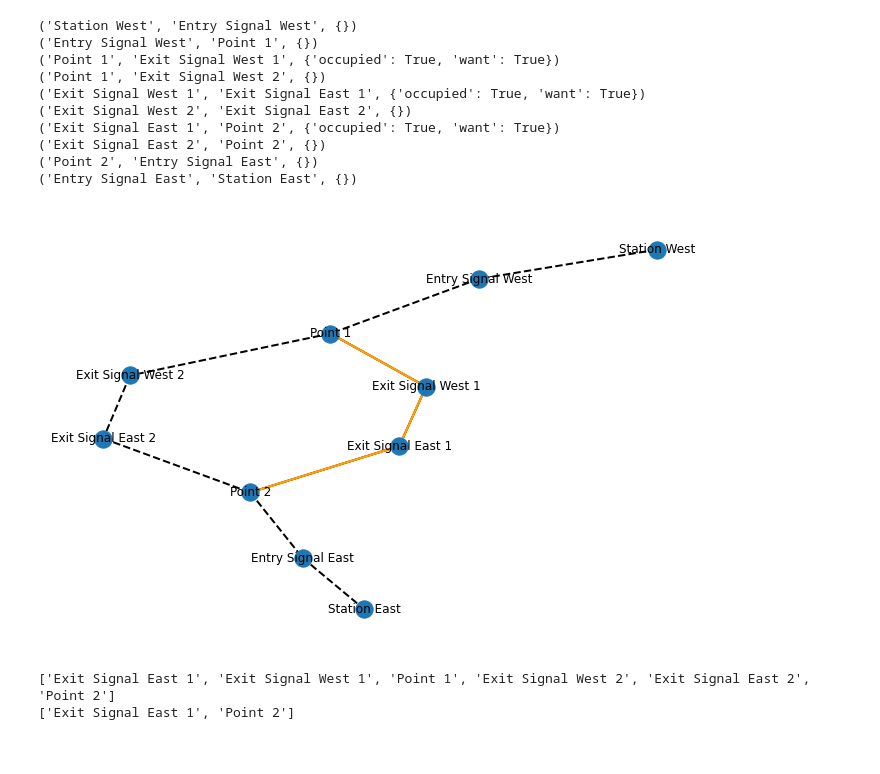
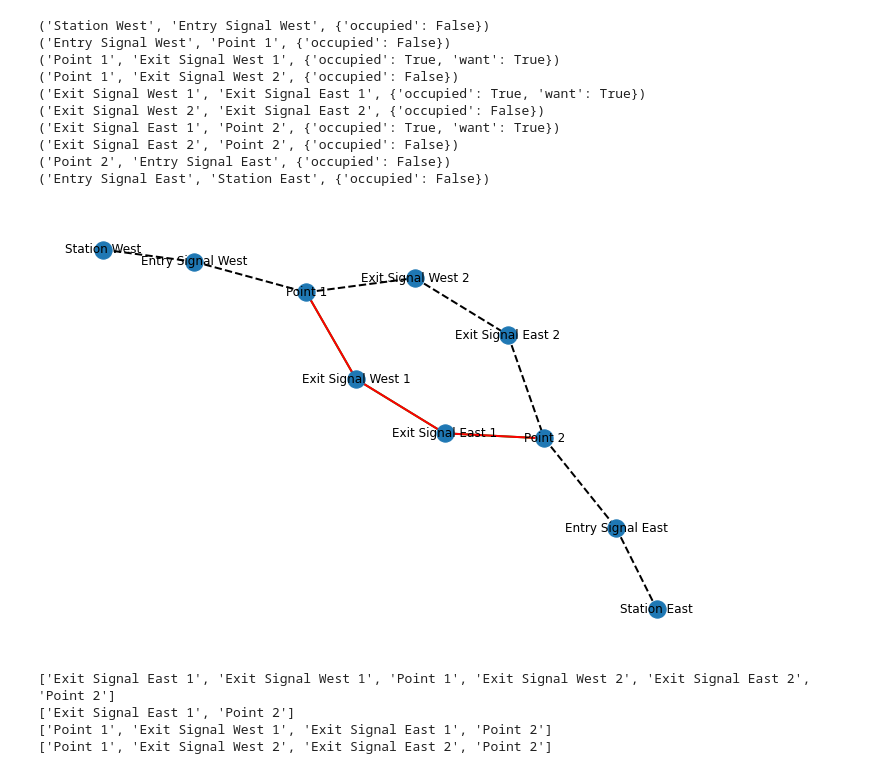
Before and after one commit to amirrr/train-track-challenge, a Jupyter notebook: logic.ipynb, the cells around one changed output. Cells and saved outputs as stored; diff of their text form; code cells hidden in the pictures.

```diff
--- a/logic.ipynb
+++ b/logic.ipynb
@@ -53,6 +53,18 @@ for route in data["routes"]:
 
             if G.has_edge(start_node, end_node):
                 G.edges[start_node, end_node]["occupied"] = True
+    else:
+        start_node = route["start"]
+        end_node = route["end"]
+        nodes_to_mark_unoccupied = nx.shortest_path(
+            G, source=start_node, target=end_node
+        )
+        for i in range(len(nodes_to_mark_unoccupied) - 1):
+            start_node = nodes_to_mark_unoccupied[i]
+            end_node = nodes_to_mark_unoccupied[i + 1]
+
+            if G.has_edge(start_node, end_node):
+                G.edges[start_node, end_node]["occupied"] = False
 
 
 nodes_to_be_traversed = nx.shortest_path(
@@ -70,10 +82,10 @@ for edge in G.edges(data=True):
 
 
 occupied_edges = [
-    (edge[0], edge[1]) for edge in G.edges(data=True) if "occupied" in edge[2]
+    (edge[0], edge[1]) for edge in G.edges(data=True) if edge[2]["occupied"]
 ]
 unoccupied_edges = [
-    (edge[0], edge[1]) for edge in G.edges(data=True) if "occupied" not in edge[2]
+    (edge[0], edge[1]) for edge in G.edges(data=True) if not edge[2]["occupied"]
 ]
 interested_edges = [
     (edge[0], edge[1]) for edge in G.edges(data=True) if "want" in edge[2]
@@ -81,42 +93,48 @@ interested_edges = [
 
 
 pos = nx.spring_layout(G)
 plt.figure(figsize=(12, 8))
 
 # Draw the nodes
 nx.draw_networkx_nodes(G, pos)
 
 # Draw unoccupied (normal) edges
 nx.draw_networkx_edges(
     G, pos, edgelist=unoccupied_edges, edge_color="black", width=2, style="dashed"
 )
 
 nx.draw_networkx_edges(G, pos, edgelist=interested_edges, edge_color="green", width=2)
 
 
 nx.draw_networkx_edges(G, pos, edgelist=occupied_edges, edge_color="red", width=2)
 
-nx.draw_networkx_edges(G, pos, edgelist=[edge for edge in interested_edges if edge in occupied_edges], edge_color="orange", width=2)
+# nx.draw_networkx_edges(
+#     G,
+#     pos,
+#     edgelist=[edge for edge in interested_edges if edge in occupied_edges],
+#     edge_color="orange",
+#     width=2,
+# )
 
 
 # Draw the labels
 labels = {node: node for node in G.nodes()}
 nx.draw_networkx_labels(G, pos, labels)
 
 plt.axis("off")
 plt.show()
 # %% [output]
-('Station West', 'Entry Signal West', {})
-('Entry Signal West', 'Point 1', {})
+('Station West', 'Entry Signal West', {'occupied': False})
+('Entry Signal West', 'Point 1', {'occupied': False})
 ('Point 1', 'Exit Signal West 1', {'occupied': True, 'want': True})
-('Point 1', 'Exit Signal West 2', {})
+('Point 1', 'Exit Signal West 2', {'occupied': False})
 ('Exit Signal West 1', 'Exit Signal East 1', {'occupied': True, 'want': True})
-('Exit Signal West 2', 'Exit Signal East 2', {})
+('Exit Signal West 2', 'Exit Signal East 2', {'occupied': False})
 ('Exit Signal East 1', 'Point 2', {'occupied': True, 'want': True})
-('Exit Signal East 2', 'Point 2', {})
-('Point 2', 'Entry Signal East', {})
-('Entry Signal East', 'Station East', {})
+('Exit Signal East 2', 'Point 2', {'occupied': False})
+('Point 2', 'Entry Signal East', {'occupied': False})
+('Entry Signal East', 'Station East', {'occupied': False})
-[figure, old version]
+[figure, new version]
 # %%
 for p in nx.all_simple_paths(G, source=start_node, target=end_node):
     print(p)
@@ -129,6 +147,8 @@ for o_p in nx.all_simple_paths(
 # %% [output]
 ['Exit Signal East 1', 'Exit Signal West 1', 'Point 1', 'Exit Signal West 2', 'Exit Signal East 2', 'Point 2']
 ['Exit Signal East 1', 'Point 2']
+['Point 1', 'Exit Signal West 1', 'Exit Signal East 1', 'Point 2']
+['Point 1', 'Exit Signal West 2', 'Exit Signal East 2', 'Point 2']
 # %%
 from traintrack import TrainTrack
 
```
Also changed, not shown: parts of 2 cells of this notebook, 8 other files.
